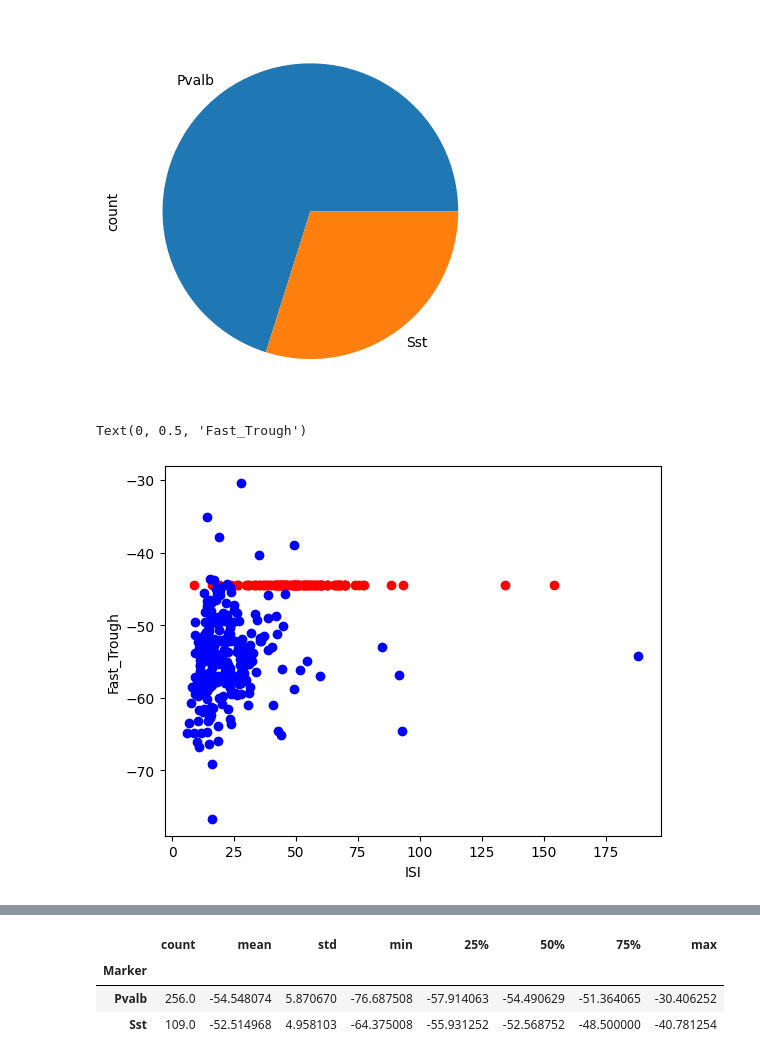
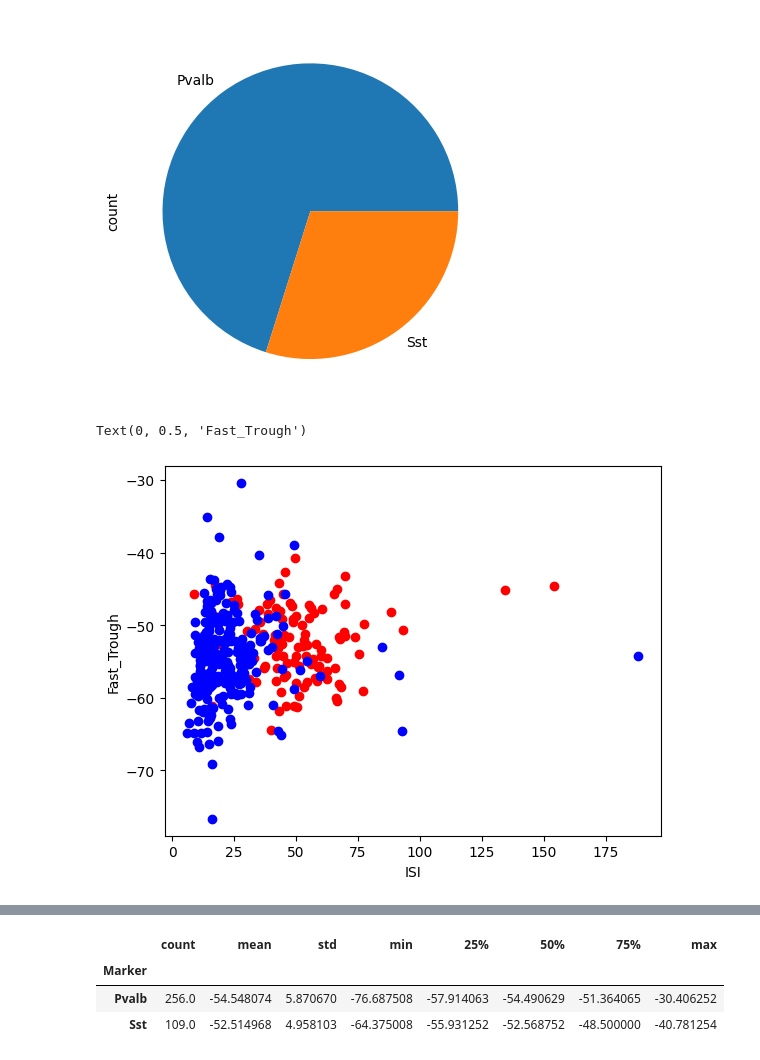
Before and after one commit to sofol-bit/LinSofoNEUR265, a Jupyter notebook: homework/coding_homework_4.ipynb, the cells around one changed output, grey strips where cells are left out. Cells and saved outputs as stored; diff of their text form; code cells hidden in the pictures.

```diff
--- a/homework/coding_homework_4.ipynb
+++ b/homework/coding_homework_4.ipynb
@@ -50,17 +50,17 @@ patch_seq['Marker'].value_counts().plot(kind='pie')
 # %%
 #for loop to produce scatter plot of ISI on x axis and FT on y, with Sst in red and Pvalb in blue
 
 for i in range(len(patch_seq)):
   if patch_seq['Marker'].iloc[i] == 'Sst':
-    plt.scatter(patch_seq['ISI'].iloc[i], patch_seq['Fast_Trough'].iloc[1], color='red')
+    plt.scatter(patch_seq['ISI'].iloc[i], patch_seq['Fast_Trough'].iloc[i], color='red')
   elif patch_seq['Marker'].iloc[i] == 'Pvalb':
     plt.scatter(patch_seq['ISI'].iloc[i], patch_seq['Fast_Trough'].iloc[i], color='blue')
 
 plt.xlabel('ISI')
 plt.ylabel('Fast_Trough')
 # %% [output]
 Text(0, 0.5, 'Fast_Trough')
-[figure, old version]
+[figure, new version]
 # %%
 #create function to create scatter plot created above
 
```
Also changed, not shown: parts of 2 cells of this notebook.
